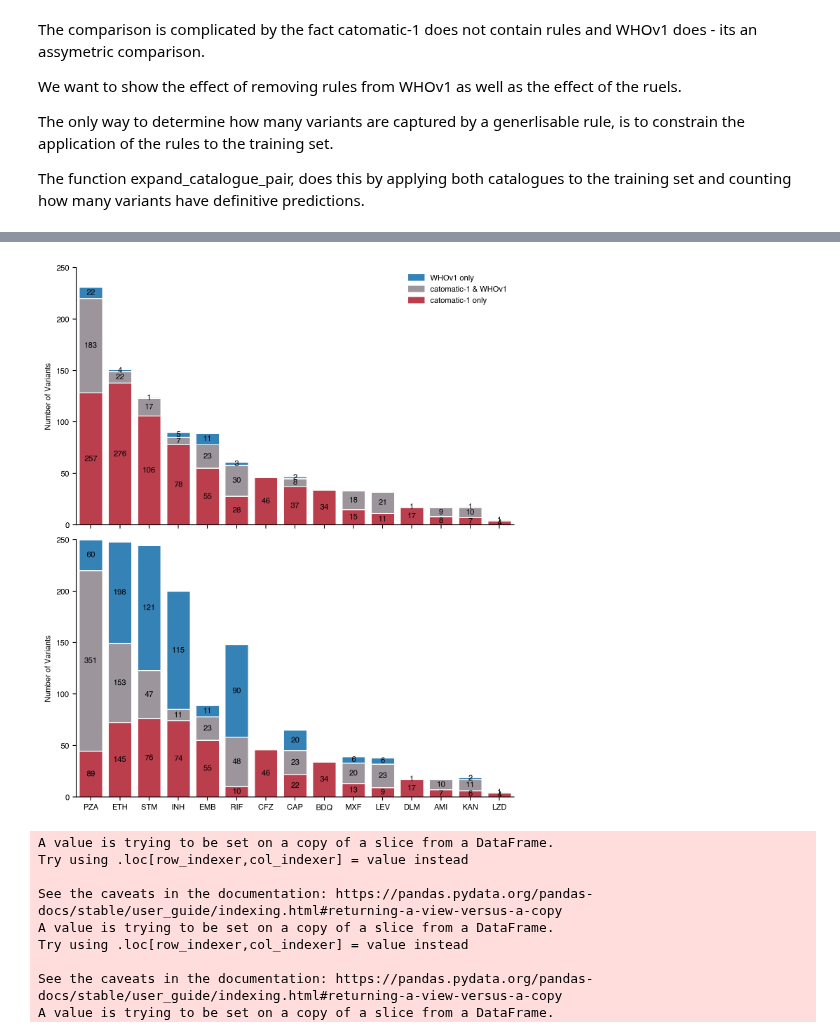
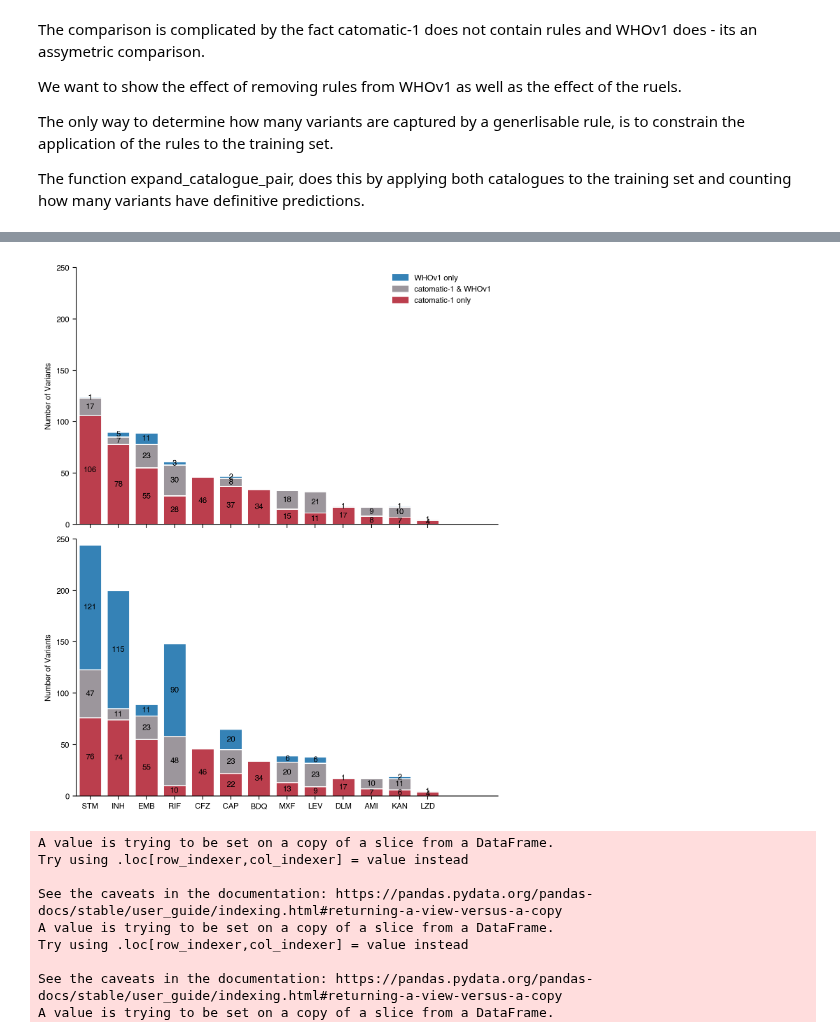
Before and after one commit to fowler-lab/cryptic-catalogues-2025, a Jupyter notebook: 05-discrepency-analysis.ipynb, the cells around one changed output, grey strips where cells are left out. Cells and saved outputs as stored; diff of their text form; code cells hidden in the pictures.

```diff
--- a/05-discrepency-analysis.ipynb
+++ b/05-discrepency-analysis.ipynb
@@ -120,10 +120,10 @@ See the caveats in the documentation: https://pandas.pydata.org/pandas-docs/stab
 [figure]
 # %%
 graphs.plot_bar_charts(
-expanded_catalogues, valid_drugs, figsize=(6.9, 8), legend=True
+expanded_catalogues, [d for d in valid_drugs if d not in ["PZA", "ETH"]], figsize=(6.69, 8), legend=True
 )
 # %% [output]
-[figure, old version]
+[figure, new version]
 # %%
 cryptic_tables_path = "data/cryptic-tables-v3.4.0/"
 
```
Also changed, not shown: parts of 1 cell of this notebook, 2 other files.
